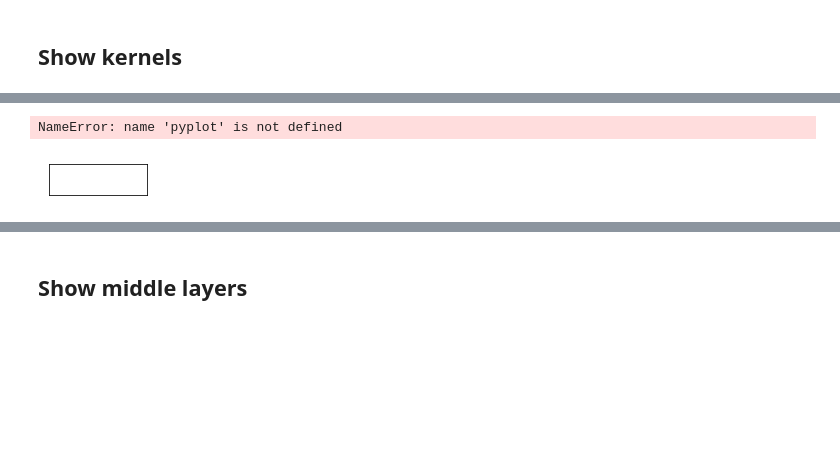
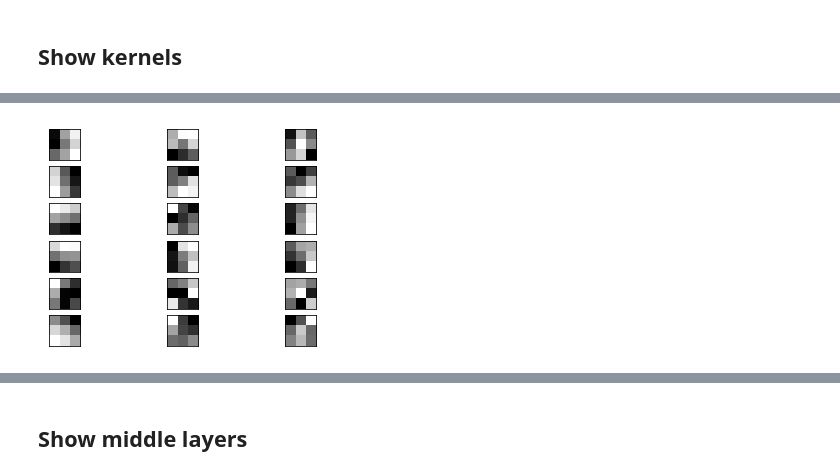
Before and after one commit to bragonya/DeepLearning, a Jupyter notebook: CNN/CIFAR 10 classification with CNN.ipynb, the cells around one changed output, grey strips where cells are left out. Saved outputs shown, nothing was run; the diff lists cells and outputs as text; code cells hidden in the pictures; blank space fills up the shorter version.

Commit message:
show kernels

```diff
--- a/CNN/CIFAR 10 classification with CNN.ipynb
+++ b/CNN/CIFAR 10 classification with CNN.ipynb
@@ -159,3 +159,19 @@ model.load_weights('modelwithoutDropout2layersRegulizer.h5')
 model.compile(loss='categorical_crossentropy', optimizer='adam', metrics=['accuracy',f1])
 # %% [markdown]
 ## Show kernels
+# %%
+filters, biases = model.layers[0].get_weights()
+f_min, f_max = filters.min(), filters.max()
+filters = (filters - f_min) / (f_max - f_min)
+n_filters, ix = 6, 1
+for i in range(n_filters):
+    f = filters[:, :, :, i]
+    # plot each channel separately
+    for j in range(3):
+        # specify subplot and turn of axis
+        ax = plt.subplot(n_filters, 3, ix)
+        ax.set_xticks([])
+        ax.set_yticks([])
+        plt.imshow(f[:, :, j], cmap='gray')
+        ix += 1
+plt.show()
@@ -162,19 +180,18 @@ model.compile(loss='categorical_crossentropy', optimizer='adam', metrics=['accur
 # %%
 filters, biases = model.layers[3].get_weights()
 f_min, f_max = filters.min(), filters.max()
 filters = (filters - f_min) / (f_max - f_min)
 n_filters, ix = 6, 1
 for i in range(n_filters):
     f = filters[:, :, :, i]
     # plot each channel separately
     for j in range(3):
         # specify subplot and turn of axis
         ax = plt.subplot(n_filters, 3, ix)
         ax.set_xticks([])
         ax.set_yticks([])
-        pyplot.imshow(f[:, :, j], cmap='gray')
+        plt.imshow(f[:, :, j], cmap='gray')
         ix += 1
-pyplot.show()
+plt.show()
 # %% [output]
-NameError: name 'pyplot' is not defined
-[figure, old version]
+[figure, new version]
```
Also changed, not shown: parts of 2 cells of this notebook.
